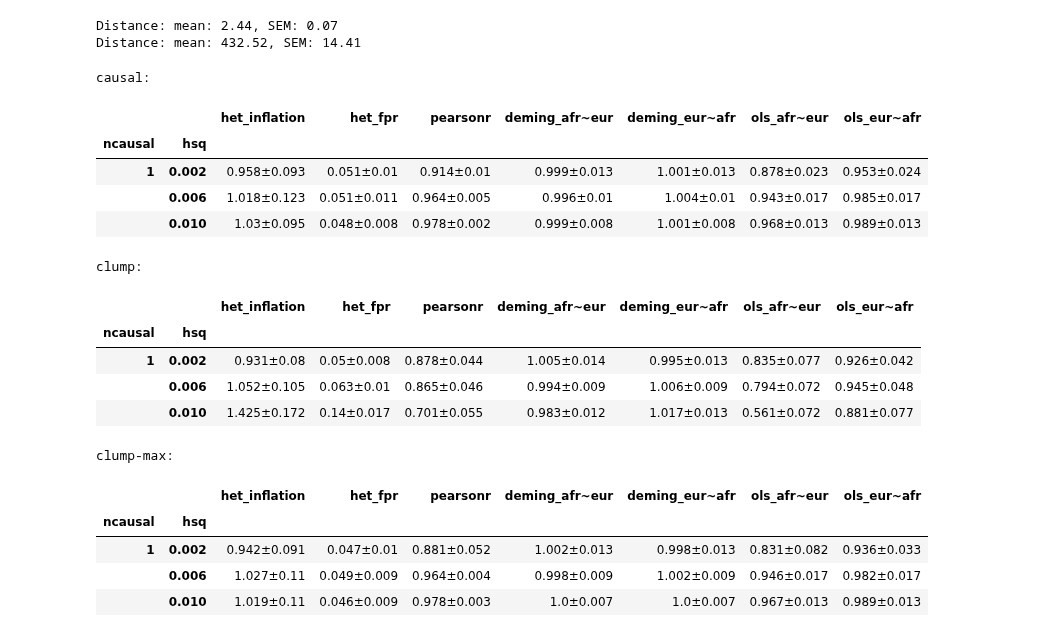
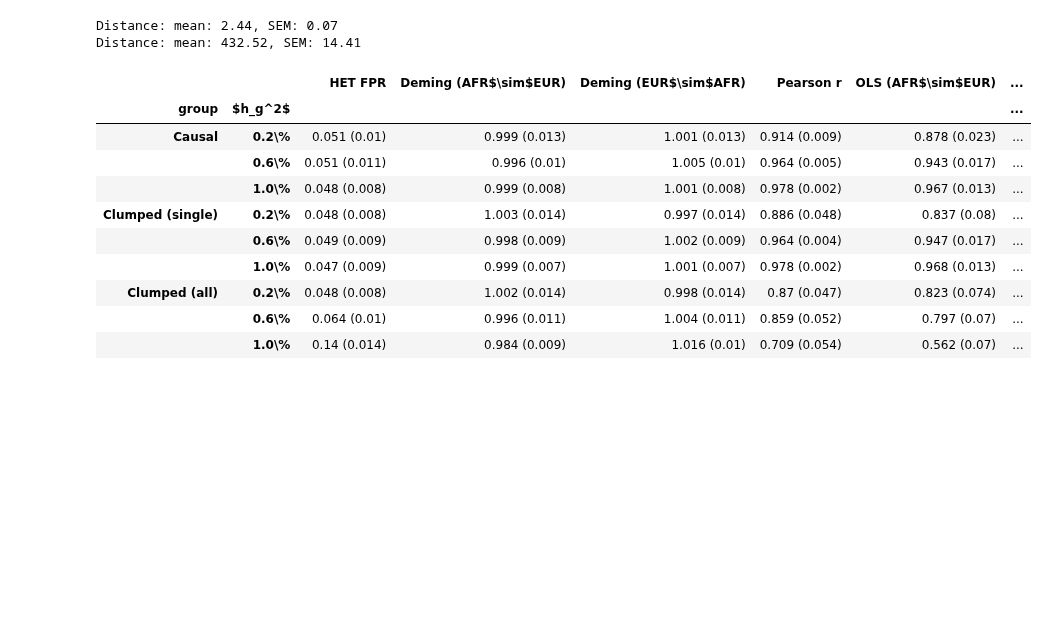
Before and after one commit to KangchengHou/admix-genet-cor, a Jupyter notebook: experiments/02-region-locus-simulate/03-plot.ipynb, the cells around one changed output. Drawn from its saved outputs; the diff is of its cells as text; code cells hidden in the pictures; blank space fills up the shorter version.

```diff
--- a/experiments/02-region-locus-simulate/03-plot.ipynb
+++ b/experiments/02-region-locus-simulate/03-plot.ipynb
@@ -220,7 +249,7 @@ def summarize_res(df_res_grouped):
     df_plot = df_plot.reset_index(drop=False)
     return df_plot
 # %%
-n_bootstrap = 99
+n_bootstrap = 100
 sample_size = 500
 
 np.random.seed(1234)
@@ -245,31 +274,51 @@ for group in ["causal", "clump", "clump-max"]:
         np.std(df_plot, axis=0), index=df_plot[0].index, columns=df_plot[0].columns
     ).reset_index()
     dict_df_plot[group] = (df_plot_mean, df_plot_se)
+# %%
+dict_group_name = {
+    "causal": "Causal",
+    "clump-max": "Clumped (single)",
+    "clump": "Clumped (all)",
+}
+dict_column_name = {
+    "het_fpr": "HET FPR",
+    "deming_afr~eur": "Deming (AFR$\sim$EUR)",
+    "deming_eur~afr": "Deming (EUR$\sim$AFR)",
+    "pearsonr": "Pearson r",
+    "ols_afr~eur": "OLS (AFR$\sim$EUR)",
+    "ols_eur~afr": "OLS (EUR$\sim$AFR)",
+}
 # %%
-for group in ["causal", "clump", "clump-max"]:
-    print(group + ":")
+df_display = []
+for group in ["causal", "clump-max", "clump"]:
     df_plot_mean, df_plot_se = dict_df_plot[group]
-    display(
+    df_tmp = (
         df_plot_mean.set_index(["ncausal", "hsq"]).round(3).astype(str)
-        + "±"
+        + " ("
         + df_plot_se.set_index(["ncausal", "hsq"]).round(3).astype(str)
+        + ")"
     )
+    df_tmp.index = df_tmp.index.set_levels([dict_group_name[group]], level=0)
+    df_tmp.index = df_tmp.index.set_levels(
+        [f"{x[1] * 100}\%" for x in df_tmp.index], level=1
+    )
+
+    df_tmp.index.names = ["group", "$h_g^2$"]
+    df_tmp = df_tmp[dict_column_name.keys()]
+    df_tmp.rename(columns=dict_column_name, inplace=True)
+
+    df_display.append(df_tmp)
+df_display = pd.concat(df_display, axis=0)
+display(df_display)
 # %% [output]
-causal:
-|  |  | het_inflation | het_fpr | pearsonr | deming_afr~eur | deming_eur~afr | ols_afr~eur | ols_eur~afr |
-| ncausal | hsq |  |  |  |  |  |  |  |
-| 1 | 0.002 | 0.958±0.093 | 0.051±0.01 | 0.914±0.01 | 0.999±0.013 | 1.001±0.013 | 0.878±0.023 | 0.953±0.024 |
-|  | 0.006 | 1.018±0.123 | 0.051±0.011 | 0.964±0.005 | 0.996±0.01 | 1.004±0.01 | 0.943±0.017 | 0.985±0.017 |
-|  | 0.010 | 1.03±0.095 | 0.048±0.008 | 0.978±0.002 | 0.999±0.008 | 1.001±0.008 | 0.968±0.013 | 0.989±0.013 |
+|  |  | HET FPR | Deming (AFR$\sim$EUR) | Deming (EUR$\sim$AFR) | Pearson r | OLS (AFR$\sim$EUR) | ... |
+| group | $h_g^2$ |  |  |  |  |  | ... |
+| Causal | 0.2\% | 0.051 (0.01) | 0.999 (0.013) | 1.001 (0.013) | 0.914 (0.009) | 0.878 (0.023) | ... |
+|  | 0.6\% | 0.051 (0.011) | 0.996 (0.01) | 1.005 (0.01) | 0.964 (0.005) | 0.943 (0.017) | ... |
+|  | 1.0\% | 0.048 (0.008) | 0.999 (0.008) | 1.001 (0.008) | 0.978 (0.002) | 0.967 (0.013) | ... |
+| Clumped (single) | 0.2\% | 0.048 (0.008) | 1.003 (0.014) | 0.997 (0.014) | 0.886 (0.048) | 0.837 (0.08) | ... |
+|  | 0.6\% | 0.049 (0.009) | 0.998 (0.009) | 1.002 (0.009) | 0.964 (0.004) | 0.947 (0.017) | ... |
+|  | 1.0\% | 0.047 (0.009) | 0.999 (0.007) | 1.001 (0.007) | 0.978 (0.002) | 0.968 (0.013) | ... |
+| Clumped (all) | 0.2\% | 0.048 (0.008) | 1.002 (0.014) | 0.998 (0.014) | 0.87 (0.047) | 0.823 (0.074) | ... |
+|  | 0.6\% | 0.064 (0.01) | 0.996 (0.011) | 1.004 (0.011) | 0.859 (0.052) | 0.797 (0.07) | ... |
+|  | 1.0\% | 0.14 (0.014) | 0.984 (0.009) | 1.016 (0.01) | 0.709 (0.054) | 0.562 (0.07) | ... |
-clump:
-|  |  | het_inflation | het_fpr | pearsonr | deming_afr~eur | deming_eur~afr | ols_afr~eur | ols_eur~afr |
-| ncausal | hsq |  |  |  |  |  |  |  |
-| 1 | 0.002 | 0.931±0.08 | 0.05±0.008 | 0.878±0.044 | 1.005±0.014 | 0.995±0.013 | 0.835±0.077 | 0.926±0.042 |
-|  | 0.006 | 1.052±0.105 | 0.063±0.01 | 0.865±0.046 | 0.994±0.009 | 1.006±0.009 | 0.794±0.072 | 0.945±0.048 |
-|  | 0.010 | 1.425±0.172 | 0.14±0.017 | 0.701±0.055 | 0.983±0.012 | 1.017±0.013 | 0.561±0.072 | 0.881±0.077 |
-clump-max:
-|  |  | het_inflation | het_fpr | pearsonr | deming_afr~eur | deming_eur~afr | ols_afr~eur | ols_eur~afr |
-| ncausal | hsq |  |  |  |  |  |  |  |
-| 1 | 0.002 | 0.942±0.091 | 0.047±0.01 | 0.881±0.052 | 1.002±0.013 | 0.998±0.013 | 0.831±0.082 | 0.936±0.033 |
-|  | 0.006 | 1.027±0.11 | 0.049±0.009 | 0.964±0.004 | 0.998±0.009 | 1.002±0.009 | 0.946±0.017 | 0.982±0.017 |
-|  | 0.010 | 1.019±0.11 | 0.046±0.009 | 0.978±0.003 | 1.0±0.007 | 1.0±0.007 | 0.967±0.013 | 0.989±0.013 |
```
Also changed, not shown: parts of 6 cells of this notebook, 6 other files.
